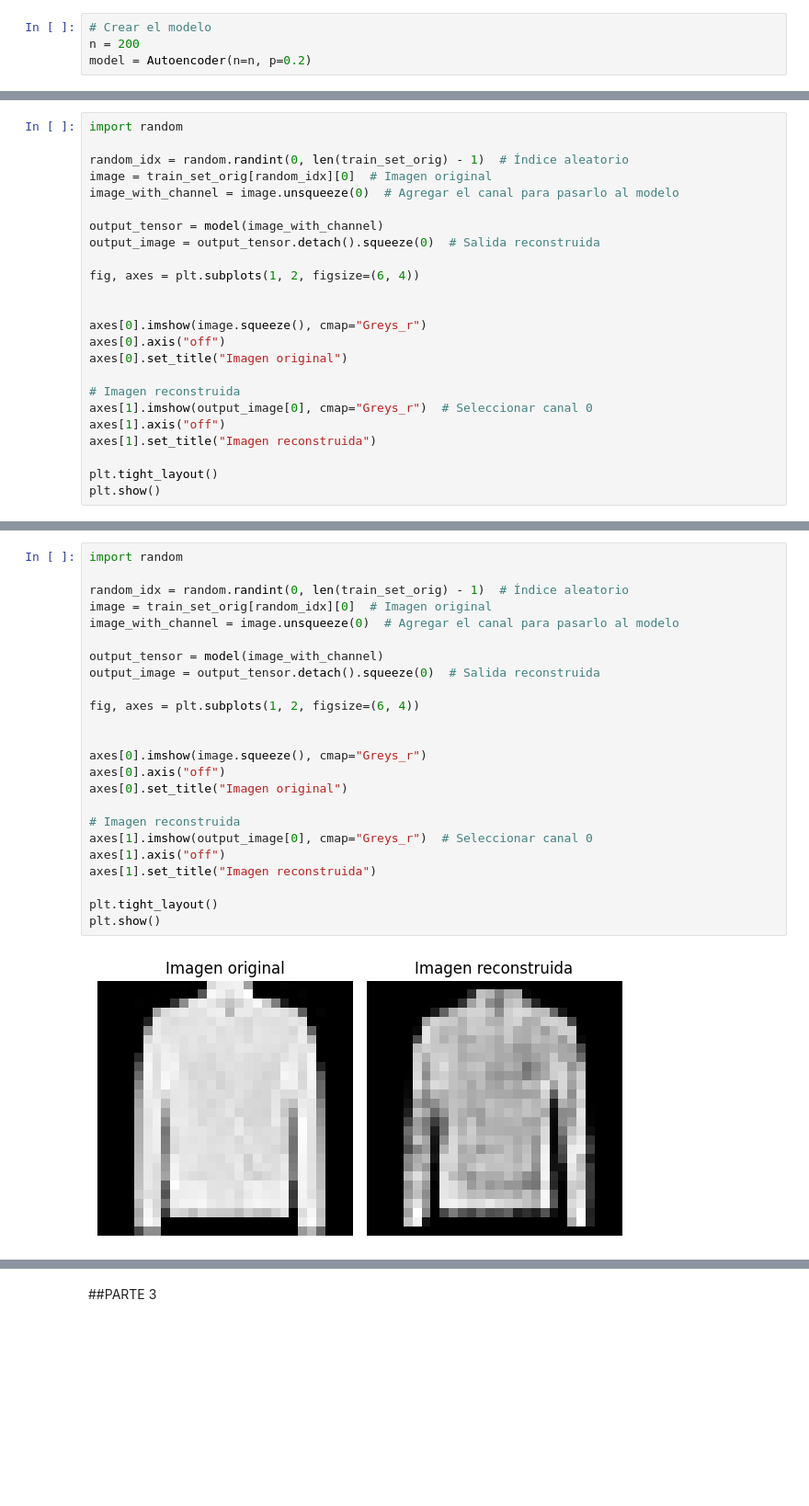
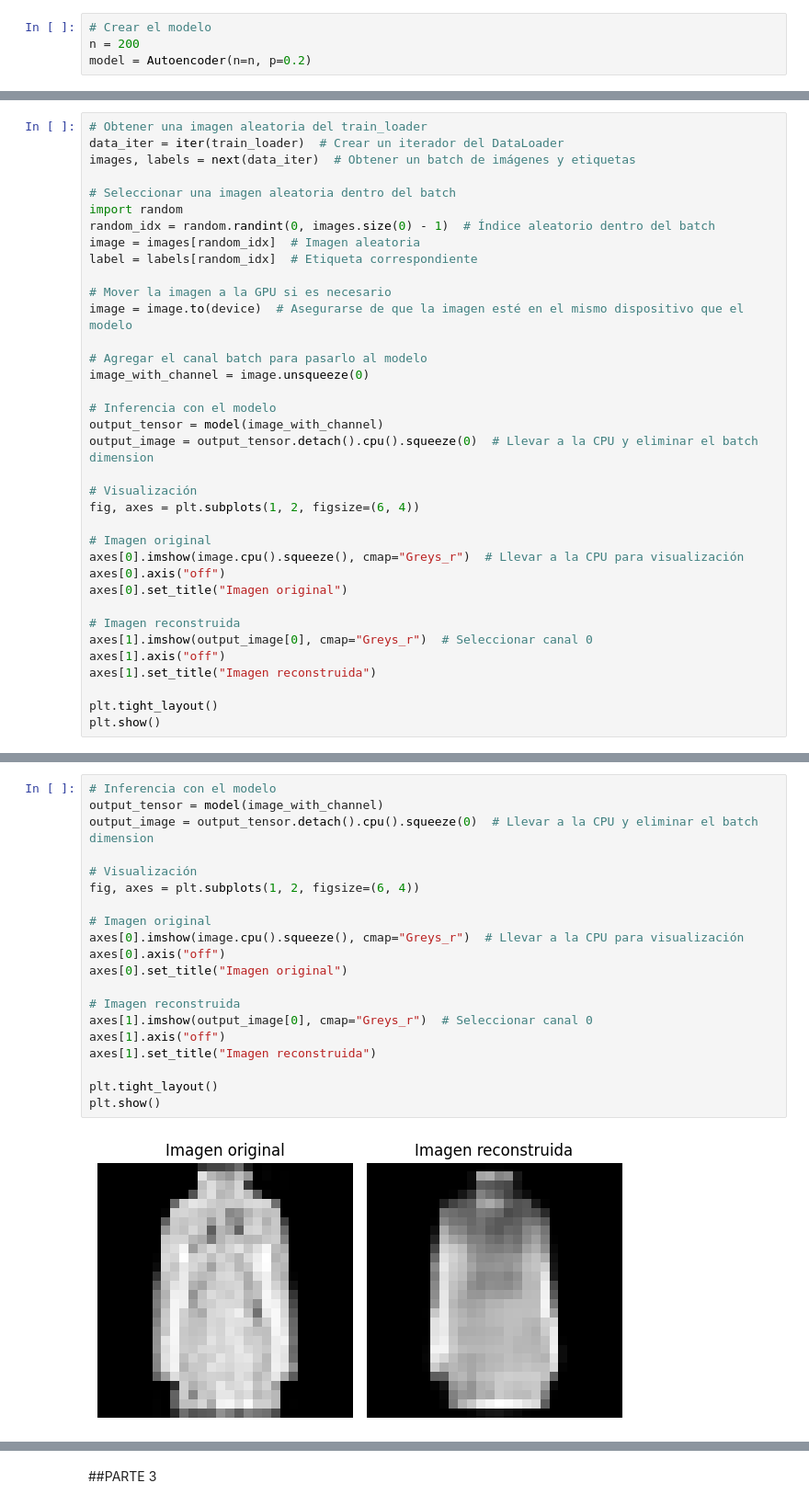
Before and after one commit to SalomoneCro/Neural-Networks, a Jupyter notebook: PyTorch/ConvolutionalNN.ipynb, the cells around one changed output, grey strips where cells are left out. Shown: that part at 92% size. Saved outputs shown, nothing was run; the diff lists cells and outputs as text; blank space fills up the shorter version.

```diff
--- a/PyTorch/ConvolutionalNN.ipynb
+++ b/PyTorch/ConvolutionalNN.ipynb
@@ -286,17 +280,29 @@ Modelo trabajando en: cpu
 # %%
+# Obtener una imagen aleatoria del train_loader
+data_iter = iter(train_loader)  # Crear un iterador del DataLoader
+images, labels = next(data_iter)  # Obtener un batch de imágenes y etiquetas
+
+# Seleccionar una imagen aleatoria dentro del batch
 import random
+random_idx = random.randint(0, images.size(0) - 1)  # Índice aleatorio dentro del batch
+image = images[random_idx]  # Imagen aleatoria
+label = labels[random_idx]  # Etiqueta correspondiente
 
-random_idx = random.randint(0, len(train_set_orig) - 1)  # Índice aleatorio
-image = train_set_orig[random_idx][0]  # Imagen original
-image_with_channel = image.unsqueeze(0)  # Agregar el canal para pasarlo al modelo
+# Mover la imagen a la GPU si es necesario
+image = image.to(device)  # Asegurarse de que la imagen esté en el mismo dispositivo que el modelo
 
+# Agregar el canal batch para pasarlo al modelo
+image_with_channel = image.unsqueeze(0)
+
+# Inferencia con el modelo
 output_tensor = model(image_with_channel)
-output_image = output_tensor.detach().squeeze(0)  # Salida reconstruida
+output_image = output_tensor.detach().cpu().squeeze(0)  # Llevar a la CPU y eliminar el batch dimension
 
+# Visualización
 fig, axes = plt.subplots(1, 2, figsize=(6, 4))
 
-
-axes[0].imshow(image.squeeze(), cmap="Greys_r")
+# Imagen original
+axes[0].imshow(image.cpu().squeeze(), cmap="Greys_r")  # Llevar a la CPU para visualización
 axes[0].axis("off")
 axes[0].set_title("Imagen original")
 
@@ -369,26 +375,22 @@ plt.show()
 # %%
-import random
+# Inferencia con el modelo
+output_tensor = model(image_with_channel)
+output_image = output_tensor.detach().cpu().squeeze(0)  # Llevar a la CPU y eliminar el batch dimension
 
-random_idx = random.randint(0, len(train_set_orig) - 1)  # Índice aleatorio
-image = train_set_orig[random_idx][0]  # Imagen original
-image_with_channel = image.unsqueeze(0)  # Agregar el canal para pasarlo al modelo
-
-output_tensor = model(image_with_channel)
-output_image = output_tensor.detach().squeeze(0)  # Salida reconstruida
-
+# Visualización
 fig, axes = plt.subplots(1, 2, figsize=(6, 4))
 
-
-axes[0].imshow(image.squeeze(), cmap="Greys_r")
+# Imagen original
+axes[0].imshow(image.cpu().squeeze(), cmap="Greys_r")  # Llevar a la CPU para visualización
 axes[0].axis("off")
 axes[0].set_title("Imagen original")
 
 # Imagen reconstruida
 axes[1].imshow(output_image[0], cmap="Greys_r")  # Seleccionar canal 0
 axes[1].axis("off")
 axes[1].set_title("Imagen reconstruida")
 
 plt.tight_layout()
 plt.show()
 # %% [output]
-[figure, old version]
+[figure, new version]
```
Also changed, not shown: parts of 26 cells of this notebook.
